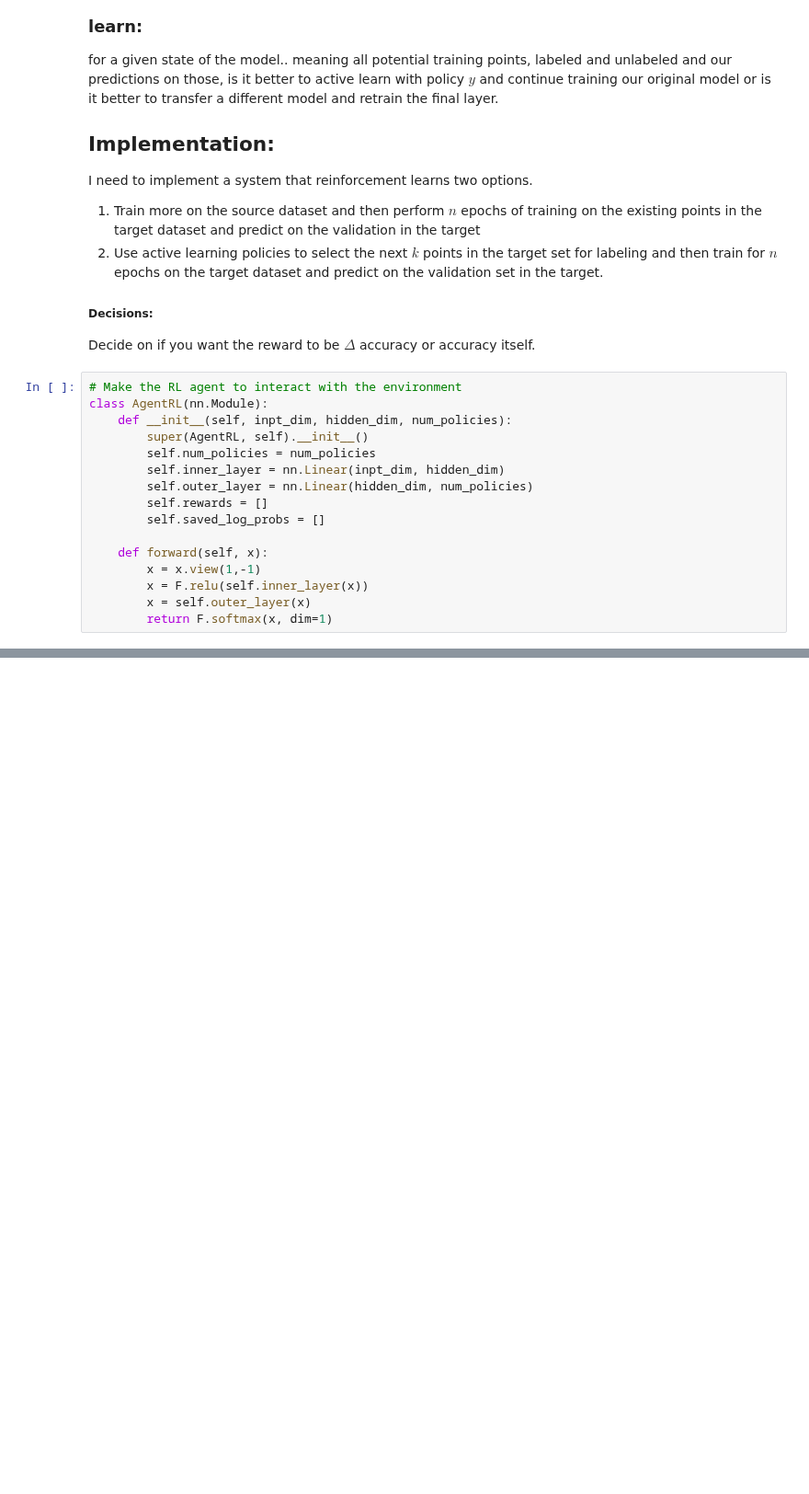
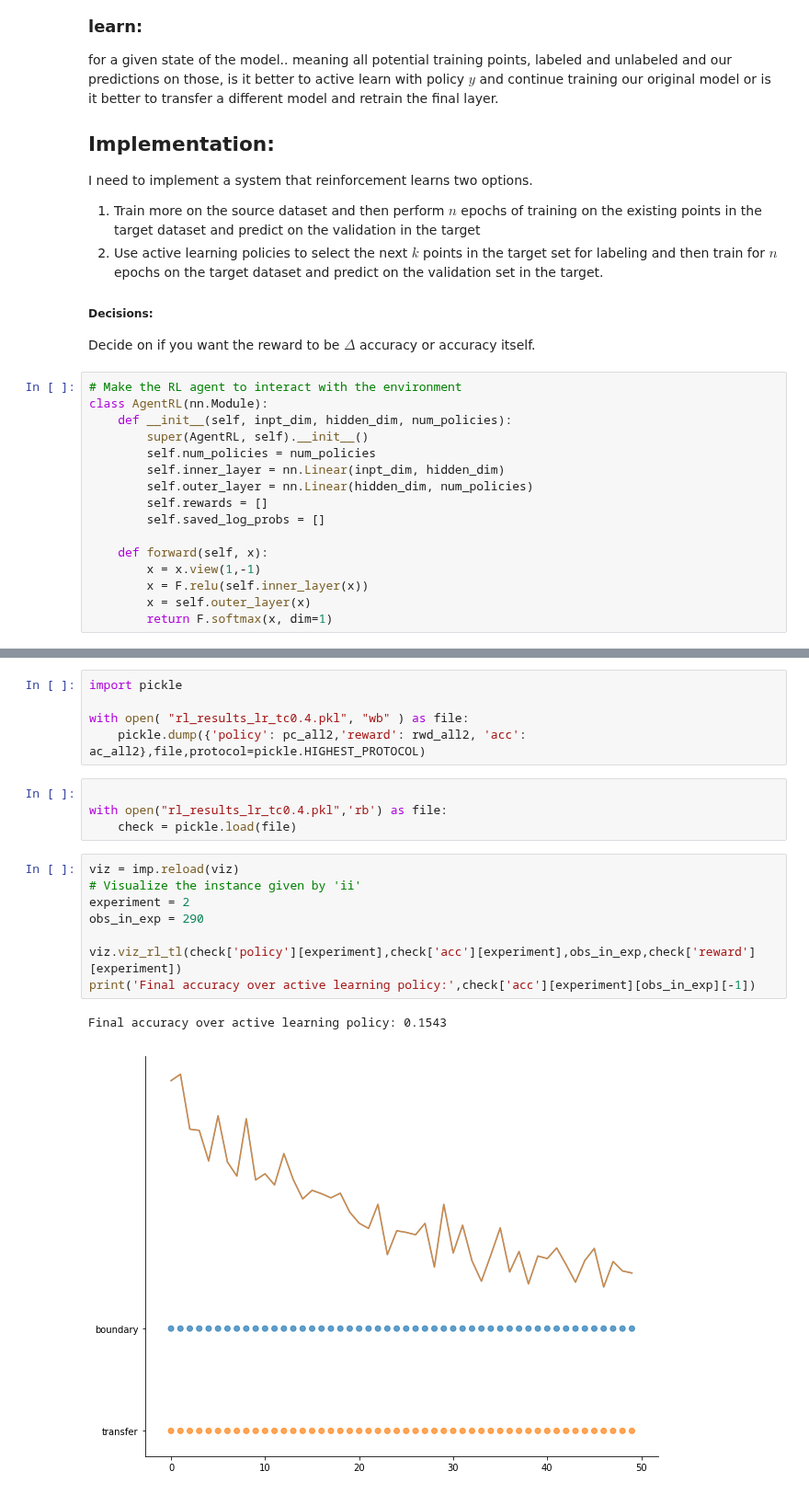
Before and after one commit to dsondak/pavlos_research, a Jupyter notebook: notebooks/3.0_transfer_learning_RL.ipynb, the cells around one changed output, grey strips where cells are left out. Shown at 92% size. Saved outputs shown, nothing was run; the diff lists cells and outputs as text; blank space fills up the shorter version.

```diff
--- a/notebooks/3.0_transfer_learning_RL.ipynb
+++ b/notebooks/3.0_transfer_learning_RL.ipynb
@@ -218,0 +234,20 @@ Final accuracy over active learning policy: 0.8838
+# %%
+import pickle
+
+with open( "rl_results_lr_tc0.4.pkl", "wb" ) as file:
+    pickle.dump({'policy': pc_all2,'reward': rwd_all2, 'acc': ac_all2},file,protocol=pickle.HIGHEST_PROTOCOL)
+# %%
+
+with open("rl_results_lr_tc0.4.pkl",'rb') as file:
+    check = pickle.load(file)
+# %%
+viz = imp.reload(viz)
+# Visualize the instance given by 'ii'
+experiment = 2
+obs_in_exp = 290
+
+viz.viz_rl_tl(check['policy'][experiment],check['acc'][experiment],obs_in_exp,check['reward'][experiment])
+print('Final accuracy over active learning policy:',check['acc'][experiment][obs_in_exp][-1])
+# %% [output]
+Final accuracy over active learning policy: 0.1543
+[figure, added]
```
Also changed, not shown: parts of 4 cells of this notebook, 3 other files.
